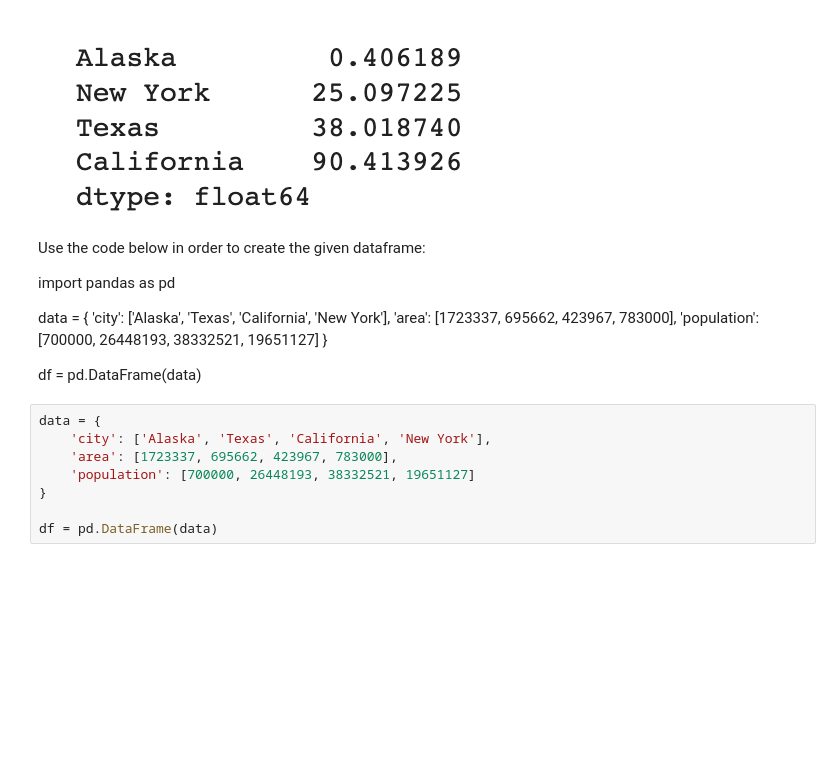
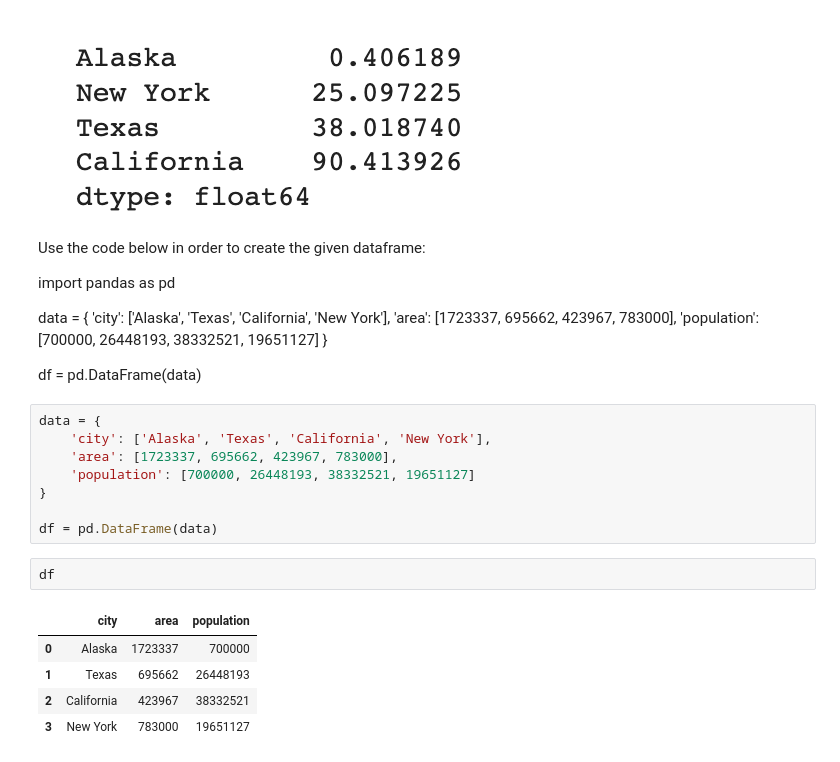
Before and after one commit to HARI8641/Training, a Jupyter notebook: pandas.ipynb, the cells around one changed output. Cells and saved outputs as stored; diff of their text form; blank space fills up the shorter version.

```diff
--- a/pandas.ipynb
+++ b/pandas.ipynb
@@ -323,6 +323,14 @@ data = {
 }
 
 df = pd.DataFrame(data)
+# %%
+df
+# %% [output]
+|  | city | area | population |
+| 0 | Alaska | 1723337 | 700000 |
+| 1 | Texas | 695662 | 26448193 |
+| 2 | California | 423967 | 38332521 |
+| 3 | New York | 783000 | 19651127 |
 # %%
 def calc_density(df):
     # 1. Calculate population density (Series)
```
Also changed, not shown: parts of 3 cells of this notebook, 1 other file.
